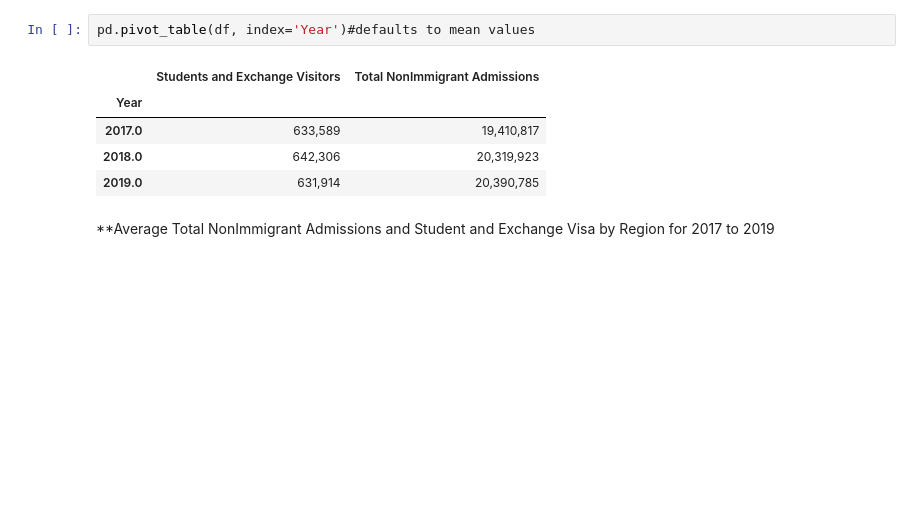
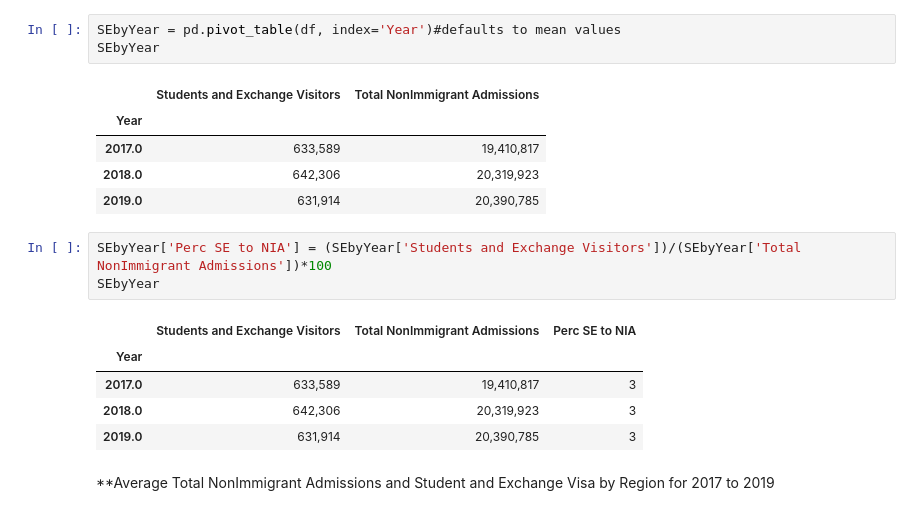
Before and after one commit to jojuka/Capstone, a Jupyter notebook: notebooks/RegionCitizenship.ipynb, the cells around one changed output. Cells and saved outputs as stored; diff of their text form; blank space fills up the shorter version.

```diff
--- a/notebooks/RegionCitizenship.ipynb
+++ b/notebooks/RegionCitizenship.ipynb
@@ -61,13 +61,23 @@ df.pivot(index='Year', columns = 'Region of Citizenship')
 # %% [markdown]
 **Average Total NonImmigrant Admissions and Student and Exchange Visa by Year
 # %%
-pd.pivot_table(df, index='Year')#defaults to mean values
+SEbyYear = pd.pivot_table(df, index='Year')#defaults to mean values
+SEbyYear
 # %% [output]
 |  | Students and Exchange Visitors | Total NonImmigrant Admissions |
 | Year |  |  |
 | 2017.0 | 633,589 | 19,410,817 |
 | 2018.0 | 642,306 | 20,319,923 |
 | 2019.0 | 631,914 | 20,390,785 |
+# %%
+SEbyYear['Perc SE to NIA'] = (SEbyYear['Students and Exchange Visitors'])/(SEbyYear['Total NonImmigrant Admissions'])*100
+SEbyYear
+# %% [output]
+|  | Students and Exchange Visitors | Total NonImmigrant Admissions | Perc SE to NIA |
+| Year |  |  |  |
+| 2017.0 | 633,589 | 19,410,817 | 3 |
+| 2018.0 | 642,306 | 20,319,923 | 3 |
+| 2019.0 | 631,914 | 20,390,785 | 3 |
 # %% [markdown]
 **Average Total NonImmigrant Admissions and Student and Exchange Visa by Region for 2017 to 2019
 # %%
```
Also changed, not shown: parts of 7 cells of this notebook, 4 other files.
